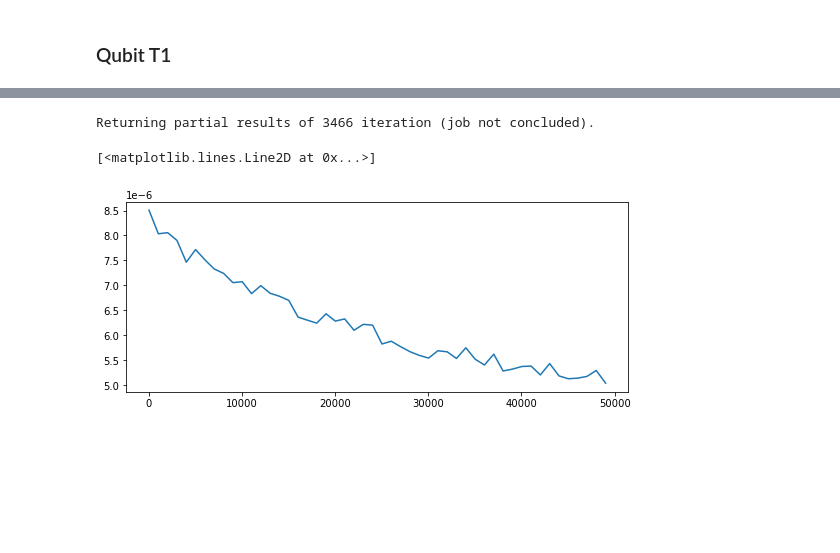
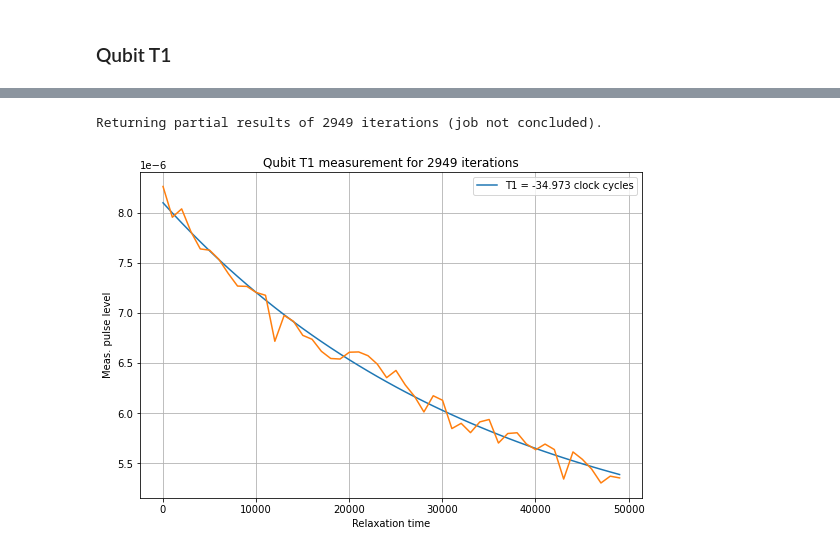
Before and after one commit to qcrew-lab/qcore, a Jupyter notebook: tutorials/measurements_tutorial.ipynb, the cells around one changed output, grey strips where cells are left out. Drawn from its saved outputs; the diff is of its cells as text; code cells hidden in the pictures; blank space fills up the shorter version.

```diff
--- a/tutorials/measurements_tutorial.ipynb
+++ b/tutorials/measurements_tutorial.ipynb
@@ -312,16 +314,13 @@ qubit_f = int(-54.12e6)
 qubit_ascale = 1.0
 # Contains a string defining qubit operation. Doesn't play pulse if None.
 qubit_pulse = 'gaussian'
-# Defines whether the results are averaged before retrieved. See QM documentation.
-average = True
 
 qubit_t1 = QubitT1('qu_spec', qm,        # Measurement nametag and QM object
                    reps, wait_time,
                    tau,
                    rr_f, rr_ascale,
                    qubit_f, qubit_ascale,
-                   qubit_pulse,
-                   average = average)
+                   qubit_pulse)
 # %%
 qubit_t1.queue_job()
 # %% [output]
@@ -332,17 +331,38 @@ Job in execution. (ID: 1619451920031)
 # %%
 results = qubit_t1.results()
 
-# The qubit T1 measurement returns a dictionary {'I': I_results, 'Q': Q_results}.
-# Both I_results and Q_results here are 2D numpy arrays, with dimensions:
+# For qubit T1 measurement, the results arrays have 2 dimensions corresponding
+# to the variables:
 # dim 1 - iterations. The last element [-1] is the most recent iteration available.
 # dim 2 - tau.
 
-I_list = results['I'][-1]
-Q_list = results['Q'][-1]
+from scipy.optimize import curve_fit
+
+I_list = results['I_avg'][-1]
+Q_list = results['Q_avg'][-1]
 amps = np.abs(I_list + 1j*Q_list)
-plt.figure(figsize=(9,3.5))
+n_iterations = len(results['I_avg'])
+
+# Fitting data to an exponential curve
+guess_a = 1
+guess_rate = -10000
+guess_offset = min(amps)
+p0 = [guess_a, guess_rate, guess_offset]
+
+def exp_curve(x, amplitude, rate, offset):
+    return np.exp(x/rate)*amplitude + offset
+
+fit = curve_fit(exp_curve, tau, amps, p0 = p0)
+
+plt.figure(figsize=(9, 6))
+plt.plot(tau, [exp_curve(a, *fit[0]) for a in tau], label = 'T1 = %.3f clock cycles' % (fit[0][1]/1000))
 plt.plot(tau, amps)
+plt.title('Qubit T1 measurement for %d iterations' % n_iterations)
+plt.xlabel('Relaxation time')
+plt.ylabel('Meas. pulse level')
+plt.legend()
+plt.grid()
+plt.show()
 # %% [output]
-Returning partial results of 3466 iteration (job not concluded).
+Returning partial results of 2949 iterations (job not concluded).
-[<matplotlib.lines.Line2D at 0x...>]
-[figure, old version]
+[figure, new version]
```
Also changed, not shown: parts of 13 cells of this notebook, 5 other files.
